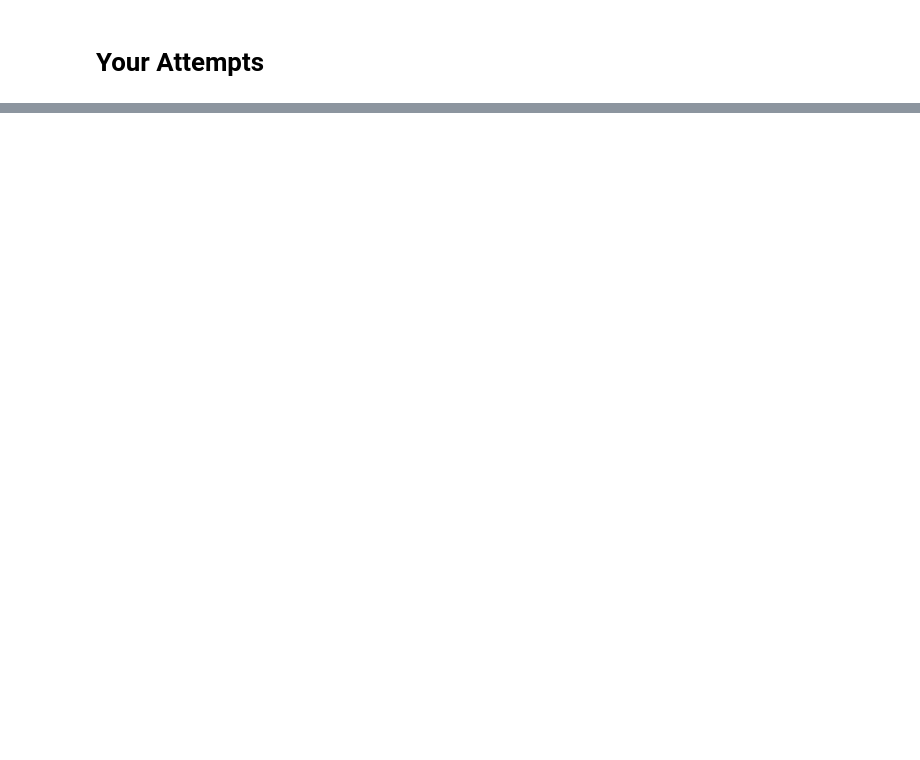
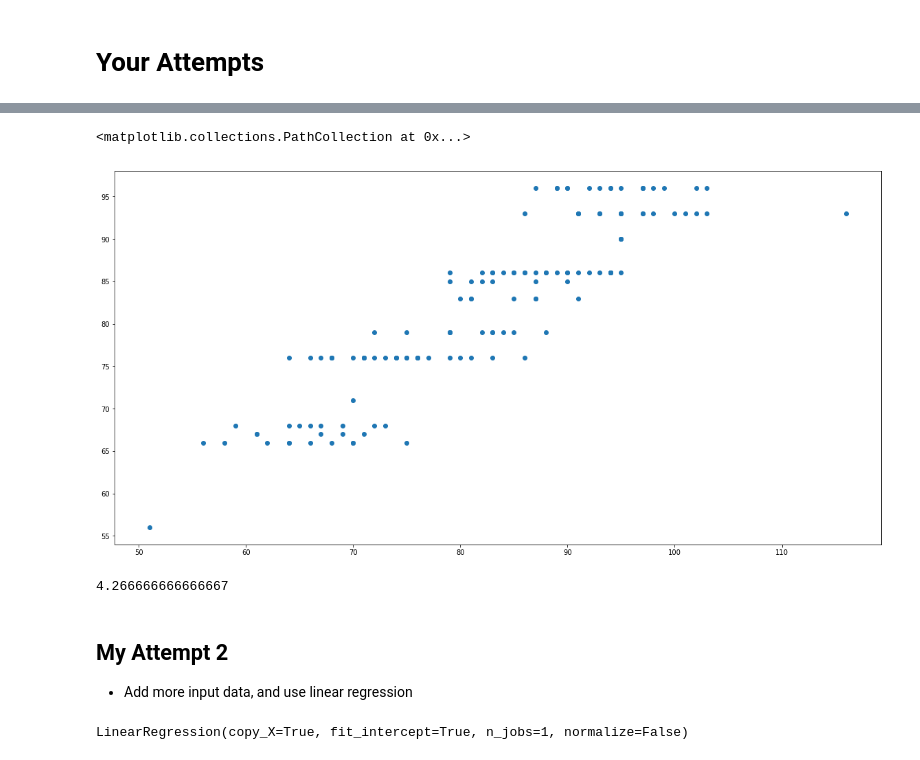
Before and after one commit to jingxixu/COMSW4111-Database, a Jupyter notebook: hw5/w4111_f2018_hw5.ipynb, the cells around one changed output, grey strips where cells are left out. Saved outputs shown, nothing was run; the diff lists cells and outputs as text; code cells hidden in the pictures; blank space fills up the shorter version.

```diff
--- a/hw5/w4111_f2018_hw5.ipynb
+++ b/hw5/w4111_f2018_hw5.ipynb
@@ -219,0 +226,13 @@ avg2
+# %%
+X = df2[['obp', 'slg', 'era', 'hr', 'r']]
+y = df2['w']
+
+X_train, X_test, y_train, y_test = train_test_split(X, y)
+
+scaler.fit(X_train)
+X_train = scaler.transform(X_train)
+X_test = scaler.transform(X_test)
+
+mlp = MLPClassifier(hidden_layer_sizes=(50,50,50,50,50,50),max_iter=500000)
+# %%
+mlp.fit(X_train,y_train)
@@ -219,0 +247,26 @@ avg2
+# %%
+predictions = mlp.predict(X_test)
+
+cmp2 = pd.DataFrame()
+cmp2['w'] = y_test
+cmp2['pred_w'] = predictions
+
+
+plt.figure(figsize=(20,10))
+
+plt.scatter(cmp2['w'],cmp2['pred_w'])
+# %% [output]
+<matplotlib.collections.PathCollection at 0x...>
+[figure, added]
+# %%
+errs = pd.DataFrame()
+errs['e']=cmp2['w']-cmp2['pred_w']
+errs['e']=errs['e'].abs()
+avg2=errs['e'].mean()
+avg2
+# %% [output]
+4.266666666666667
+# %% [markdown]
+## My Attempt 2
+
+- Add more input data, and use linear regression
@@ -219,0 +285,4 @@ avg2
+# %%
+regr.fit(X_train,y_train)
+# %% [output]
+LinearRegression(copy_X=True, fit_intercept=True, n_jobs=1, normalize=False)
```
Also changed, not shown: parts of 14 cells of this notebook.
